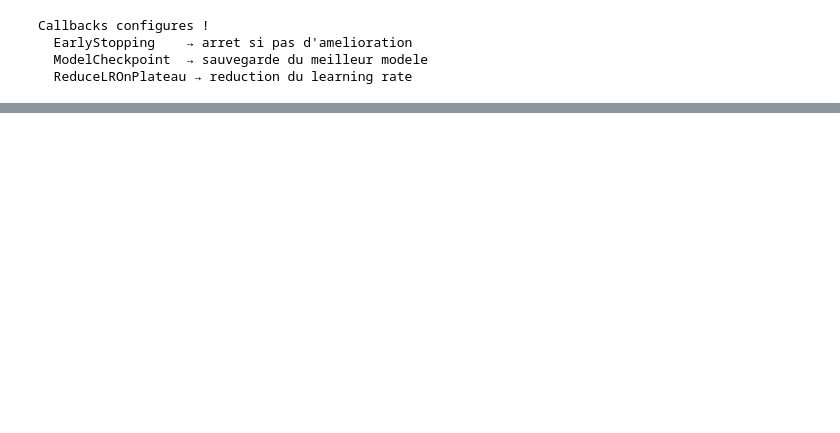
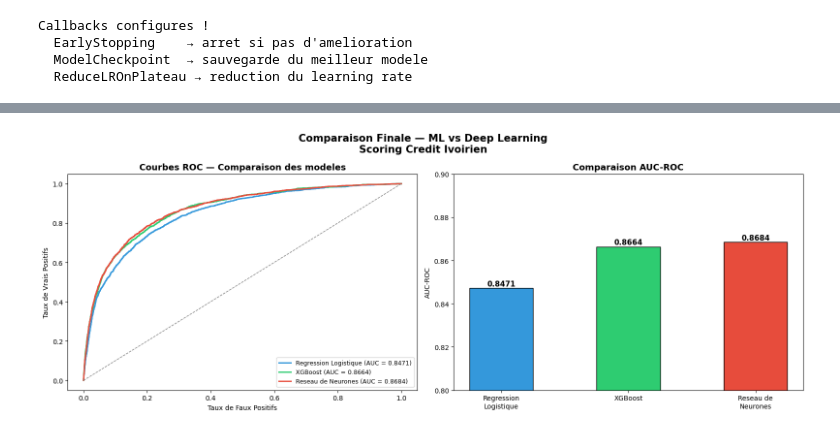
Before and after one commit to ange-Kouassi/credit-scoring-deep-learning, a Jupyter notebook: notebooks/04_deep_learning.ipynb, the cells around one changed output, grey strips where cells are left out. Saved outputs shown, nothing was run; the diff lists cells and outputs as text; code cells hidden in the pictures; blank space fills up the shorter version.

Commit message:
comparaison finale ML vs Deep Learning

```diff
--- a/notebooks/04_deep_learning.ipynb
+++ b/notebooks/04_deep_learning.ipynb
@@ -435,0 +474,86 @@ Analyse des seuils de decision :
+# %%
+# Graphique comparatif final
+fig, axes = plt.subplots(1, 2, figsize=(16, 6))
+
+# Courbes ROC
+fpr_lr,  tpr_lr,  _ = roc_curve(y_test, y_proba_lr)
+fpr_xgb, tpr_xgb, _ = roc_curve(y_test, y_proba_xgb)
+fpr_dl,  tpr_dl,  _ = roc_curve(y_test, y_pred_proba)
+
+axes[0].plot(
+    fpr_lr, tpr_lr,
+    color='#3498db', linewidth=2,
+    label=f'Regression Logistique (AUC = {auc_lr:.4f})'
+)
+axes[0].plot(
+    fpr_xgb, tpr_xgb,
+    color='#2ecc71', linewidth=2,
+    label=f'XGBoost (AUC = {auc_xgb:.4f})'
+)
+axes[0].plot(
+    fpr_dl, tpr_dl,
+    color='#e74c3c', linewidth=2,
+    label=f'Reseau de Neurones (AUC = {auc:.4f})'
+)
+axes[0].plot(
+    [0, 1], [0, 1],
+    color='gray', linestyle='--', linewidth=1
+)
+axes[0].set_title(
+    'Courbes ROC — Comparaison des modeles',
+    fontsize=13, fontweight='bold'
+)
+axes[0].set_xlabel('Taux de Faux Positifs')
+axes[0].set_ylabel('Taux de Vrais Positifs')
+axes[0].legend(loc='lower right', fontsize=9)
+
+# Barres AUC
+modeles = [
+    'Regression\nLogistique',
+    'XGBoost',
+    'Reseau de\nNeurones'
+]
+aucs    = [auc_lr, auc_xgb, auc]
+couleurs = ['#3498db', '#2ecc71', '#e74c3c']
+
+bars = axes[1].bar(
+    modeles, aucs,
+    color=couleurs,
+    edgecolor='black',
+    width=0.5
+)
+axes[1].set_title(
+    'Comparaison AUC-ROC',
+    fontsize=13, fontweight='bold'
+)
+axes[1].set_ylabel('AUC-ROC')
+axes[1].set_ylim(0.80, 0.90)
+
+for bar, val in zip(bars, aucs):
+    axes[1].text(
+        bar.get_x() + bar.get_width()/2,
+        bar.get_height() + 0.001,
+        f'{val:.4f}',
+        ha='center', fontweight='bold',
+        fontsize=11
+    )
+
+axes[1].axhline(
+    y=0.50, color='gray',
+    linestyle='--', linewidth=1,
+    label='Modele aleatoire'
+)
+
+plt.suptitle(
+    'Comparaison Finale — ML vs Deep Learning\nScoring Credit Ivoirien',
+    fontsize=15, fontweight='bold'
+)
+plt.tight_layout()
+plt.savefig(
+    '../reports/09_comparaison_finale.png',
+    dpi=150, bbox_inches='tight'
+)
+plt.show()
+print("Graphique sauvegarde !")
+# %% [output]
+[figure, added]
```
Also changed, not shown: parts of 8 cells of this notebook, 5 other files.
